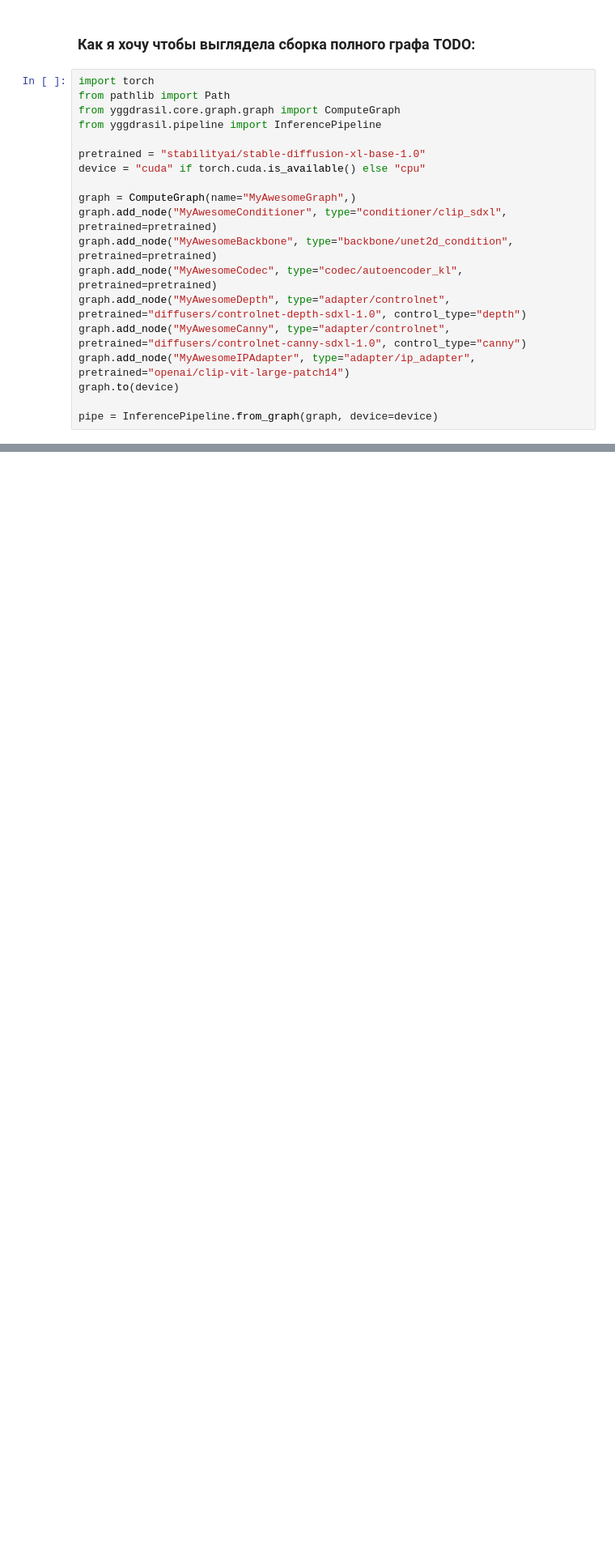
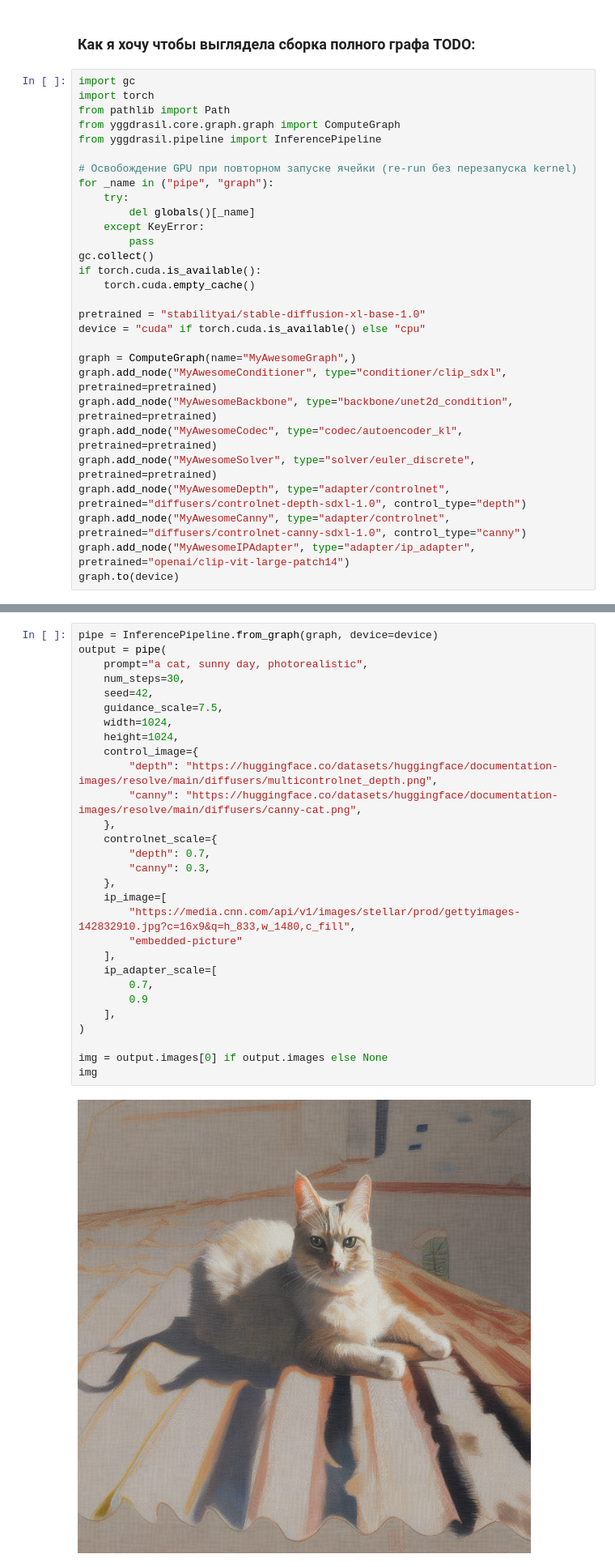
Before and after one commit to GrafikXxxxxxxYyyyyyyyyyy/YggDrasil, a Jupyter notebook: examples/images/sdxl/generation_guide.ipynb, the cells around one changed output, grey strips where cells are left out. Shown at 81% size. Saved outputs shown, nothing was run; the diff lists cells and outputs as text; blank space fills up the shorter version.

```diff
--- a/examples/images/sdxl/generation_guide.ipynb
+++ b/examples/images/sdxl/generation_guide.ipynb
@@ -33,10 +33,21 @@ Build a graph from scratch: create an empty graph, then **add each node one by o
 # %% [markdown]
 ### Как я хочу чтобы выглядела сборка полного графа TODO:
 # %%
+import gc
 import torch
 from pathlib import Path
 from yggdrasil.core.graph.graph import ComputeGraph
 from yggdrasil.pipeline import InferencePipeline
+
+# Освобождение GPU при повторном запуске ячейки (re-run без перезапуска kernel)
+for _name in ("pipe", "graph"):
+    try:
+        del globals()[_name]
+    except KeyError:
+        pass
+gc.collect()
+if torch.cuda.is_available():
+    torch.cuda.empty_cache()
 
 pretrained = "stabilityai/stable-diffusion-xl-base-1.0"
 device = "cuda" if torch.cuda.is_available() else "cpu"
@@ -45,12 +56,11 @@ graph = ComputeGraph(name="MyAwesomeGraph",)
 graph.add_node("MyAwesomeConditioner", type="conditioner/clip_sdxl", pretrained=pretrained)
 graph.add_node("MyAwesomeBackbone", type="backbone/unet2d_condition", pretrained=pretrained)
 graph.add_node("MyAwesomeСodec", type="codec/autoencoder_kl", pretrained=pretrained)
+graph.add_node("MyAwesomeSolver", type="solver/euler_discrete", pretrained=pretrained)
 graph.add_node("MyAwesomeDepth", type="adapter/controlnet", pretrained="diffusers/controlnet-depth-sdxl-1.0", control_type="depth")
 graph.add_node("MyAwesomeCanny", type="adapter/controlnet", pretrained="diffusers/controlnet-canny-sdxl-1.0", control_type="canny")
 graph.add_node("MyAwesomeIPAdapter", type="adapter/ip_adapter", pretrained="openai/clip-vit-large-patch14")
 graph.to(device)
-
-pipe = InferencePipeline.from_graph(graph, device=device)
 # %% [output]
 Loading pipeline weights in parallel (one-time)...
   Loading denoise loop (UNet)...
@@ -86 +74,32 @@ img
+# %%
+pipe = InferencePipeline.from_graph(graph, device=device)
+output = pipe(
+    prompt="a cat, sunny day, photorealistic",
+    num_steps=30,
+    seed=42,
+    guidance_scale=7.5,
+    width=1024,
+    height=1024,
+    control_image={
+        "depth": "https://huggingface.co/datasets/huggingface/documentation-images/resolve/main/diffusers/multicontrolnet_depth.png",
+        "canny": "https://huggingface.co/datasets/huggingface/documentation-images/resolve/main/diffusers/canny-cat.png",
+    },
+    controlnet_scale={
+        "depth": 0.7,
+        "canny": 0.3,
+    },
+    ip_image=[
+        "https://media.cnn.com/api/v1/images/stellar/prod/gettyimages-142832910.jpg?c=16x9&q=h_833,w_1480,c_fill",
+        "embedded-picture"
+    ],
+    ip_adapter_scale=[
+        0.7,
+        0.9
+    ],
+)
+
+img = output.images[0] if output.images else None
+img
+# %% [output]
+[figure, added]
 # %% [markdown]
```
Also changed, not shown: parts of 5 cells of this notebook, 22 other files.
